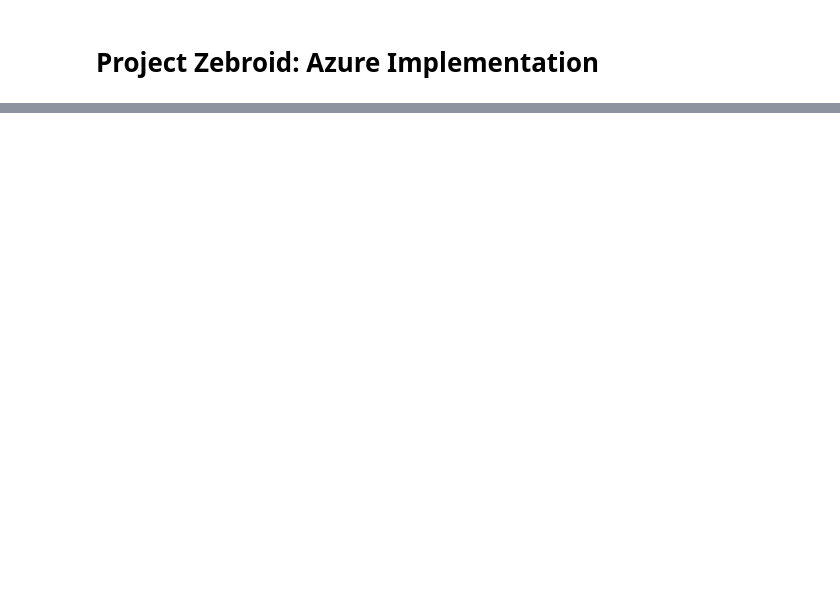
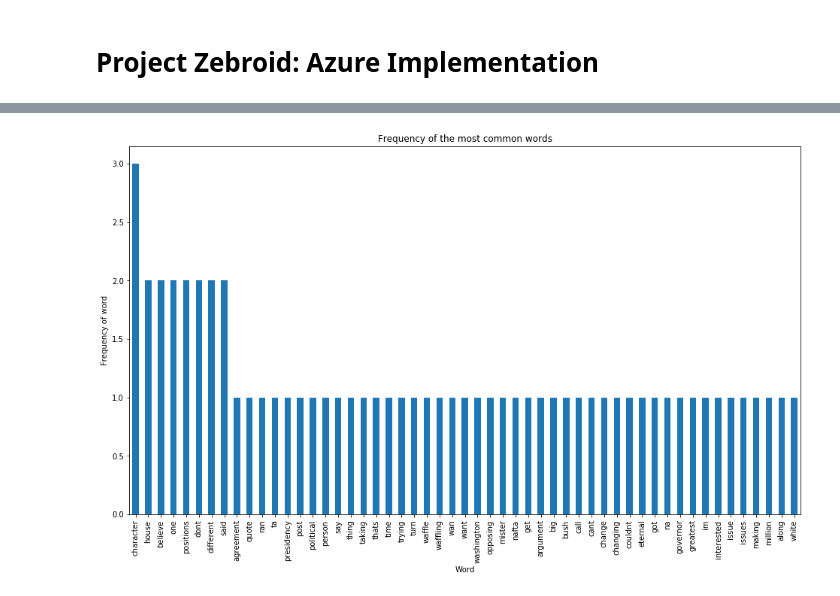
Before and after one commit to willvelida/projectzebroid, a Jupyter notebook: AzureImplementation/AzureImplementation.ipynb, the cells around one changed output, grey strips where cells are left out. Cells and saved outputs as stored; diff of their text form; code cells hidden in the pictures; blank space fills up the shorter version.

```diff
--- a/AzureImplementation/AzureImplementation.ipynb
+++ b/AzureImplementation/AzureImplementation.ipynb
@@ -61,0 +112,5 @@ Here's the transcript:
+# %%
+# remove stop words
+nltk.download("stopwords")
+transcriptTxt = ' '.join([word for word in transcriptTxt.split() if word not in (stopwords.words('english'))])
+print(transcriptTxt)
@@ -61,0 +122,18 @@ Here's the transcript:
+# %%
+# Visualize the Frequency Distribution for the remaining words
+words = nltk.tokenize.word_tokenize(transcriptTxt)
+fdist = FreqDist(words)
+count_frame = pd.DataFrame(fdist, index=[0]).T
+count_frame.columns = ['Count']
+
+# Plot the frequency for the top words
+counts = count_frame.sort_values('Count', ascending = False)
+fig = plt.figure(figsize=(16,9))
+ax = fig.gca()
+counts['Count'][:60].plot(kind = 'bar', ax = ax)
+ax.set_title('Frequency of the most common words')
+ax.set_ylabel('Frequency of word')
+ax.set_xlabel('Word')
+plt.show()
+# %% [output]
+[figure, added]
```
Also changed, not shown: parts of 16 cells of this notebook, 2 other files.
